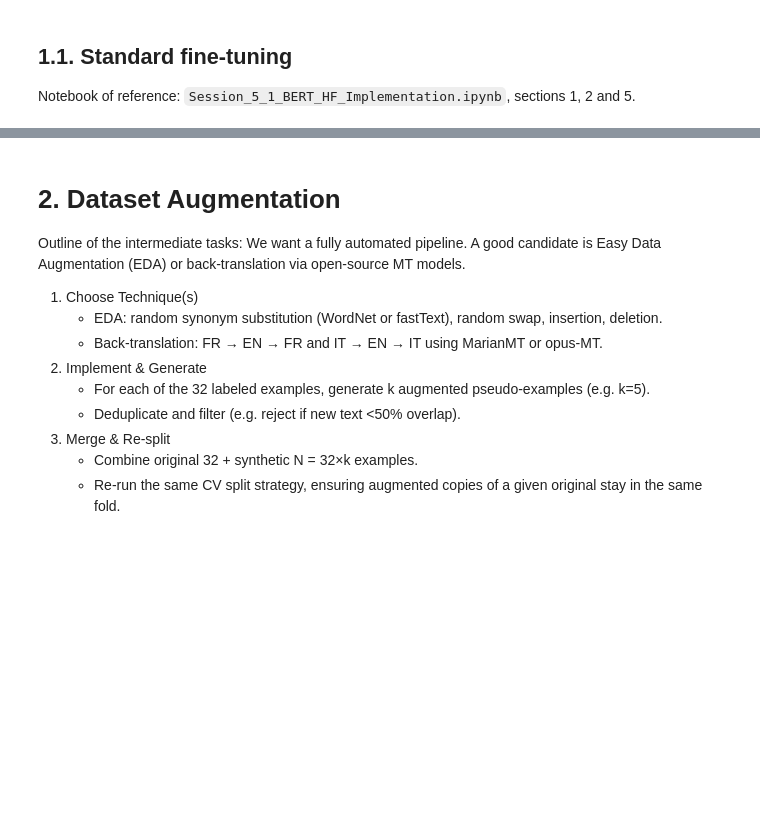
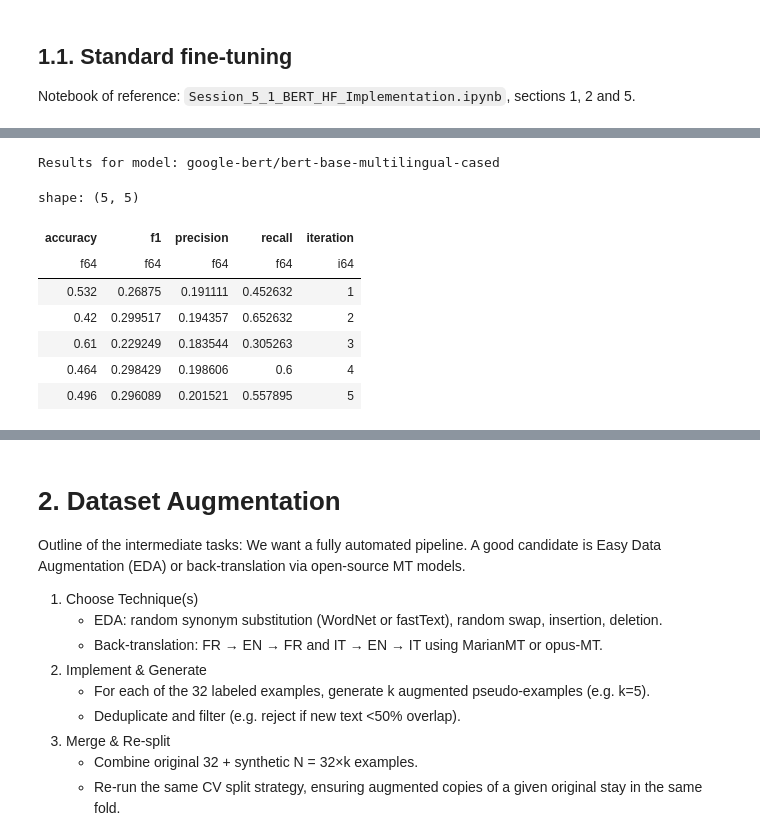
Before and after one commit to pablo-fdz/adv_nlp_final_assessment, a Jupyter notebook: part_2_ds_challenge.ipynb, the cells around one changed output, grey strips where cells are left out. Saved outputs shown, nothing was run; the diff lists cells and outputs as text; code cells hidden in the pictures; blank space fills up the shorter version.

```diff
--- a/part_2_ds_challenge.ipynb
+++ b/part_2_ds_challenge.ipynb
@@ -340,0 +465,51 @@ Iteration 1/10
+# %%
+# Rename columns to match SetFit requirements (labels should be 'labels'), creating a copy
+train_df_setfit = train_df.clone()
+val_df_setfit = val_df.clone()
+train_df_setfit = train_df_setfit.rename({'labels': 'label'})
+val_df_setfit = val_df_setfit.rename({'labels': 'label'})
+
+# Define sample size (labelled examples for training)
+sample_size = 32
+num_iterations = 5  # Run several iterations for the sample size (32 labels) to minimize the impact of randomness
+metric = 'f1'  # Metric to optimize
+model_name = "google-bert/bert-base-multilingual-cased"  # Path to the pre-trained model
+batch_size = 8 # Batch size for training (reduce if you run into memory issues, but larger batch sizes will speed up training)
+num_epochs = 5  # Number of epochs for training
+learning_rate= 2e-5  # Learning rate for the optimizer
+
+# Create a subset of the validation data frame for faster processing
+sample_size_val = 500
+val_df_setfit = val_df_setfit.sample(n=sample_size_val, shuffle=True, seed=seed)
+
+results_m2 = run_setfit_training(
+    train_df=train_df_setfit,
+    val_df=val_df_setfit,
+    model_name=model_name,
+    num_epochs=num_epochs,
+    batch_size=batch_size,
+    learning_rate=learning_rate,
+    sample_size=sample_size,
+    metric=metric,
+    num_iterations=num_iterations,
+    seed=seed
+)
+# %%
+print(f'Results for model: {model_name}')
+display(results_m2)
+
+# Print mean of all metrics across iterations
+metrics = ['accuracy', 'f1', 'precision', 'recall']
+mean_metrics = results_m1.select([pl.col(metric).mean().alias(metric) for metric in metrics]).to_dict(as_series=False)
+print("\nMean metrics across all iterations:")
+print(mean_metrics)
+# %% [output]
+Results for model: google-bert/bert-base-multilingual-cased
+shape: (5, 5)
+| accuracy | f1 | precision | recall | iteration |
+| f64 | f64 | f64 | f64 | i64 |
+| 0.532 | 0.26875 | 0.191111 | 0.452632 | 1 |
+| 0.42 | 0.299517 | 0.194357 | 0.652632 | 2 |
+| 0.61 | 0.229249 | 0.183544 | 0.305263 | 3 |
+| 0.464 | 0.298429 | 0.198606 | 0.6 | 4 |
+| 0.496 | 0.296089 | 0.201521 | 0.557895 | 5 |
```
Also changed, not shown: parts of 17 cells of this notebook, 3 other files.
